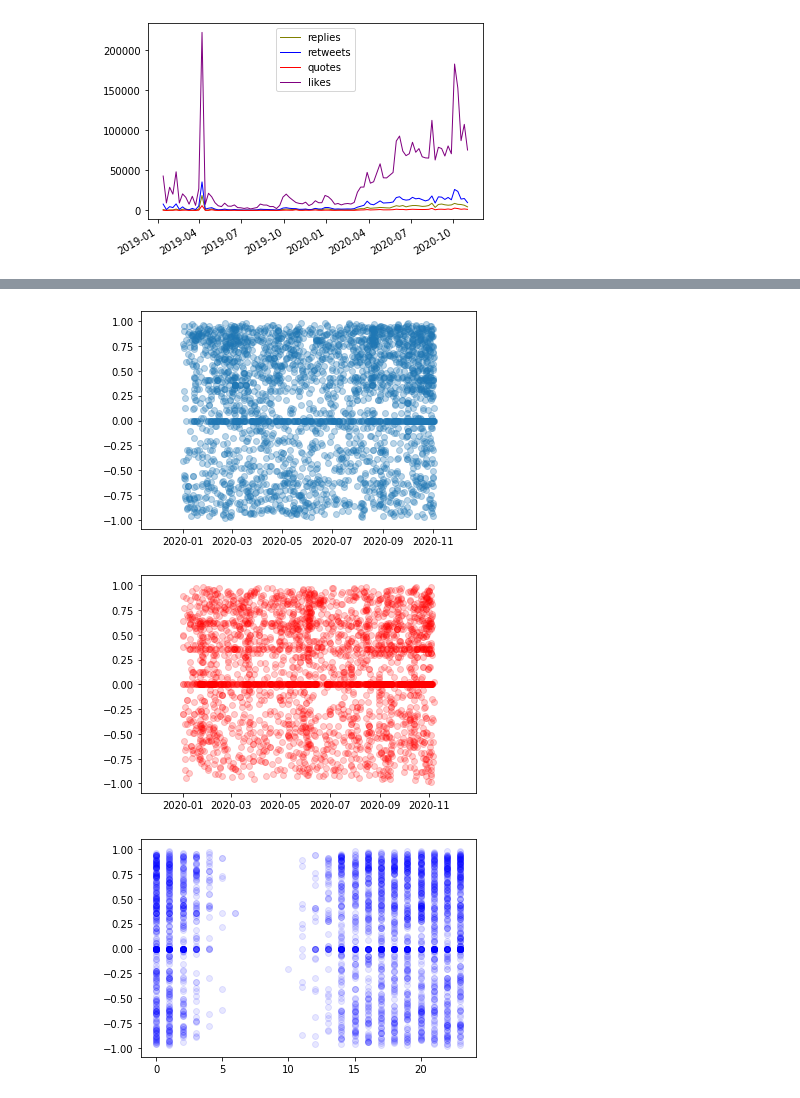
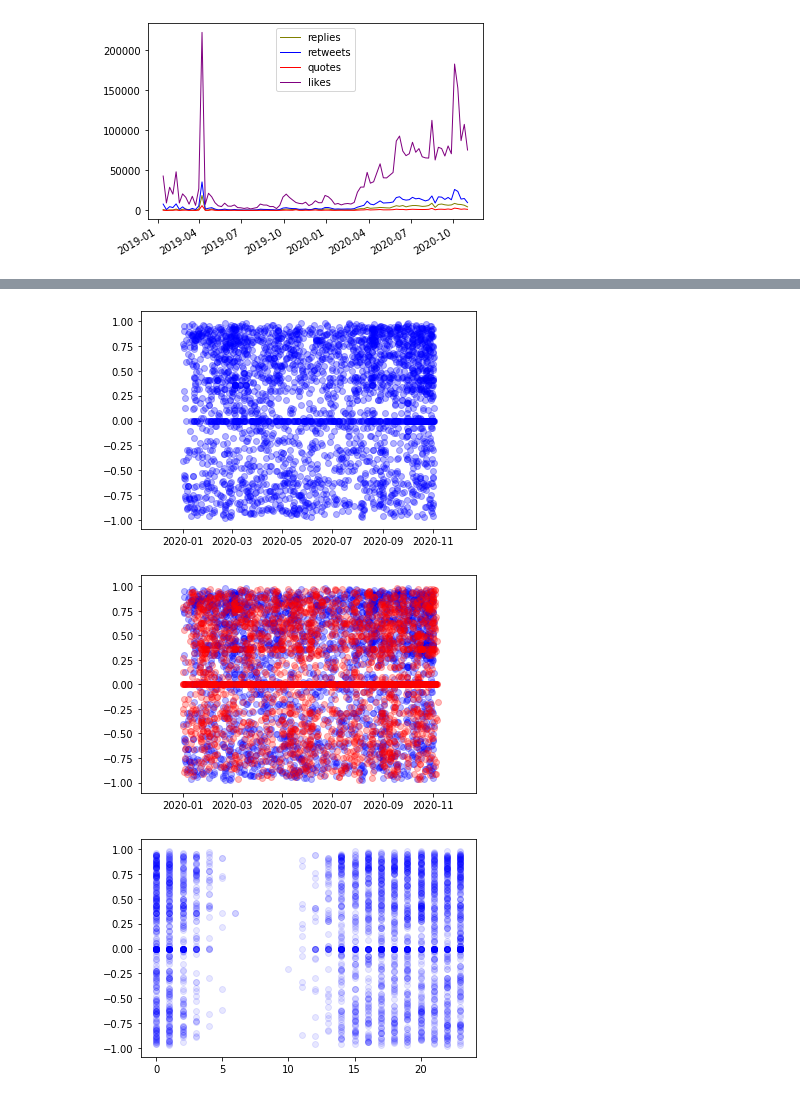
Before and after one commit to selina-28030/biden_trump_tweets, a Jupyter notebook: dm_finalproj.ipynb, the cells around one changed output, grey strips where cells are left out. Cells and saved outputs as stored; diff of their text form; code cells hidden in the pictures.

Commit message:
jupyter notebook for graphs

```diff
--- a/dm_finalproj.ipynb
+++ b/dm_finalproj.ipynb
@@ -229,3 +233,6 @@ plt.legend()
 plt.savefig('tweet_avg.png')
 # %% [output]
 [figure]
+# %%
+trump_samp = trump[trump['year']> 2019].sample(2928)
+trump_samp.head(5)
@@ -232,16 +246,16 @@ plt.savefig('tweet_avg.png')
 # %%
-plt.scatter( 'timestamp', 'full_score', data=df[df['year']> 2019], alpha = 0.3)
-#plt.scatter( 'date', 'full_score', data = tr, alpha = 0.2, c="red")
+plt.scatter( 'timestamp', 'full_score', data=df[df['year']> 2019], alpha = 0.3, c = 'blue')
+#plt.scatter( 'date', 'full_score', data = trump_samp, alpha = 0.3, c="red")
 plt.show()
 # %% [output]
-[figure, old version]
+[figure, new version]
 # %%
-#plt.scatter( 'timestamp', 'full_score', data=df[df['year']> 2019], alpha = 0.2, c='blue')
-plt.scatter( 'date', 'full_score', data = tr, alpha = 0.2, c="red")
-plt.savefig('t_month.png')
+plt.scatter( 'timestamp', 'full_score', data=df[df['year']> 2019], alpha = 0.27, c='blue')
+plt.scatter( 'date', 'full_score', data = trump_samp, alpha = 0.27, c="red")
+plt.savefig('perdition.png')
 plt.show()
 # %% [output]
-[figure, old version]
+[figure, new version]
 # %%
 #plt.scatter('hour', 'full_score', data=trump[trump['year']>2019], alpha = 0.05, c= 'red')
 plt.scatter('hour', 'full_score', data=df[df['year']>2019], alpha = 0.095, c= 'blue')
```
Also changed, not shown: parts of 7 cells of this notebook.
